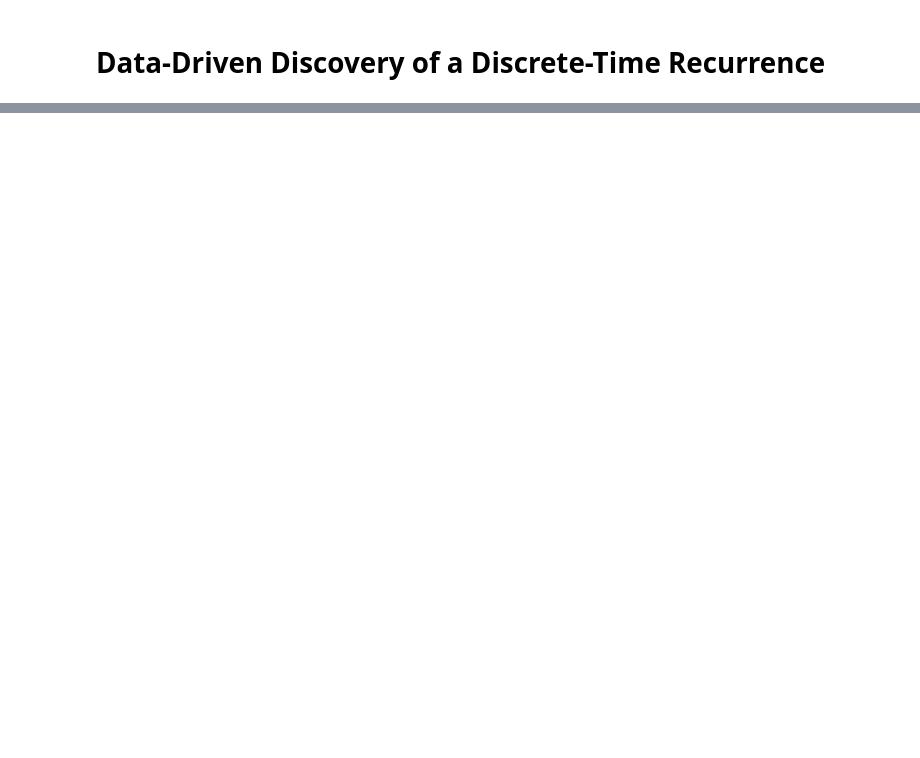
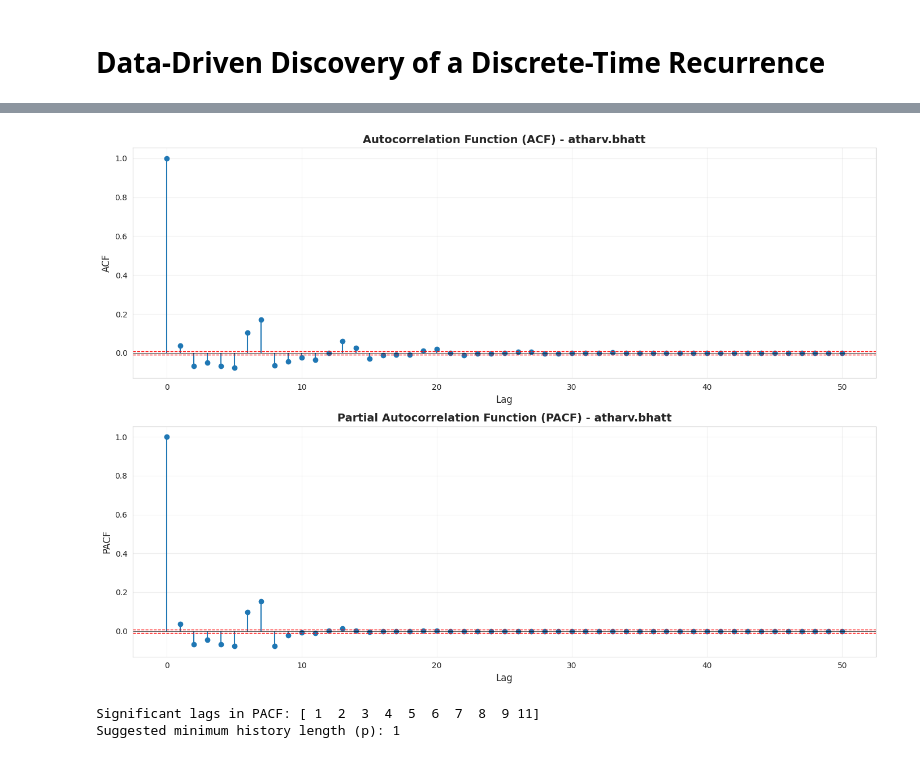
Before and after one commit to atharvv04/Practical-Statistical-AI-and-Deep-Learning, a Jupyter notebook: Code/2.ipynb, the cells around one changed output, grey strips where cells are left out. Drawn from its saved outputs; the diff is of its cells as text; code cells hidden in the pictures; blank space fills up the shorter version.

```diff
--- a/Code/2.ipynb
+++ b/Code/2.ipynb
@@ -625,0 +101,42 @@ results_df.sort_values("val_mse").head(10)
+# %%
+# Cell 3: Autocorrelation Analysis to Determine History Length
+# Compute ACF and PACF
+lags = 50
+acf_values = acf(time_series, nlags=lags)
+pacf_values = pacf(time_series, nlags=lags)
+
+# Plot ACF
+fig, axes = plt.subplots(2, 1, figsize=(14, 10))
+
+# ACF plot
+axes[0].stem(range(len(acf_values)), acf_values, basefmt=' ')
+axes[0].axhline(y=0, color='k', linestyle='-', linewidth=0.5)
+axes[0].axhline(y=1.96/np.sqrt(len(time_series)), color='r', linestyle='--', linewidth=1)
+axes[0].axhline(y=-1.96/np.sqrt(len(time_series)), color='r', linestyle='--', linewidth=1)
+axes[0].set_title(f'Autocorrelation Function (ACF) - {USERNAME}', fontsize=14, fontweight='bold')
+axes[0].set_xlabel('Lag', fontsize=12)
+axes[0].set_ylabel('ACF', fontsize=12)
+axes[0].grid(True, alpha=0.3)
+
+# PACF plot
+axes[1].stem(range(len(pacf_values)), pacf_values, basefmt=' ')
+axes[1].axhline(y=0, color='k', linestyle='-', linewidth=0.5)
+axes[1].axhline(y=1.96/np.sqrt(len(time_series)), color='r', linestyle='--', linewidth=1)
+axes[1].axhline(y=-1.96/np.sqrt(len(time_series)), color='r', linestyle='--', linewidth=1)
+axes[1].set_title(f'Partial Autocorrelation Function (PACF) - {USERNAME}', fontsize=14, fontweight='bold')
+axes[1].set_xlabel('Lag', fontsize=12)
+axes[1].set_ylabel('PACF', fontsize=12)
+axes[1].grid(True, alpha=0.3)
+
+plt.tight_layout()
+plt.show()
+
+# Identify significant lags in PACF
+threshold = 1.96/np.sqrt(len(time_series))
+significant_lags = np.where(np.abs(pacf_values[1:]) > threshold)[0] + 1
+print(f"\nSignificant lags in PACF: {significant_lags[:10]}")
+print(f"Suggested minimum history length (p): {min(significant_lags[:5]) if len(significant_lags) > 0 else 3}")
+# %% [output]
+[figure, added]
+Significant lags in PACF: [ 1  2  3  4  5  6  7  8  9 11]
+Suggested minimum history length (p): 1
```
Also changed, not shown: parts of 56 cells of this notebook, 5 other files.
